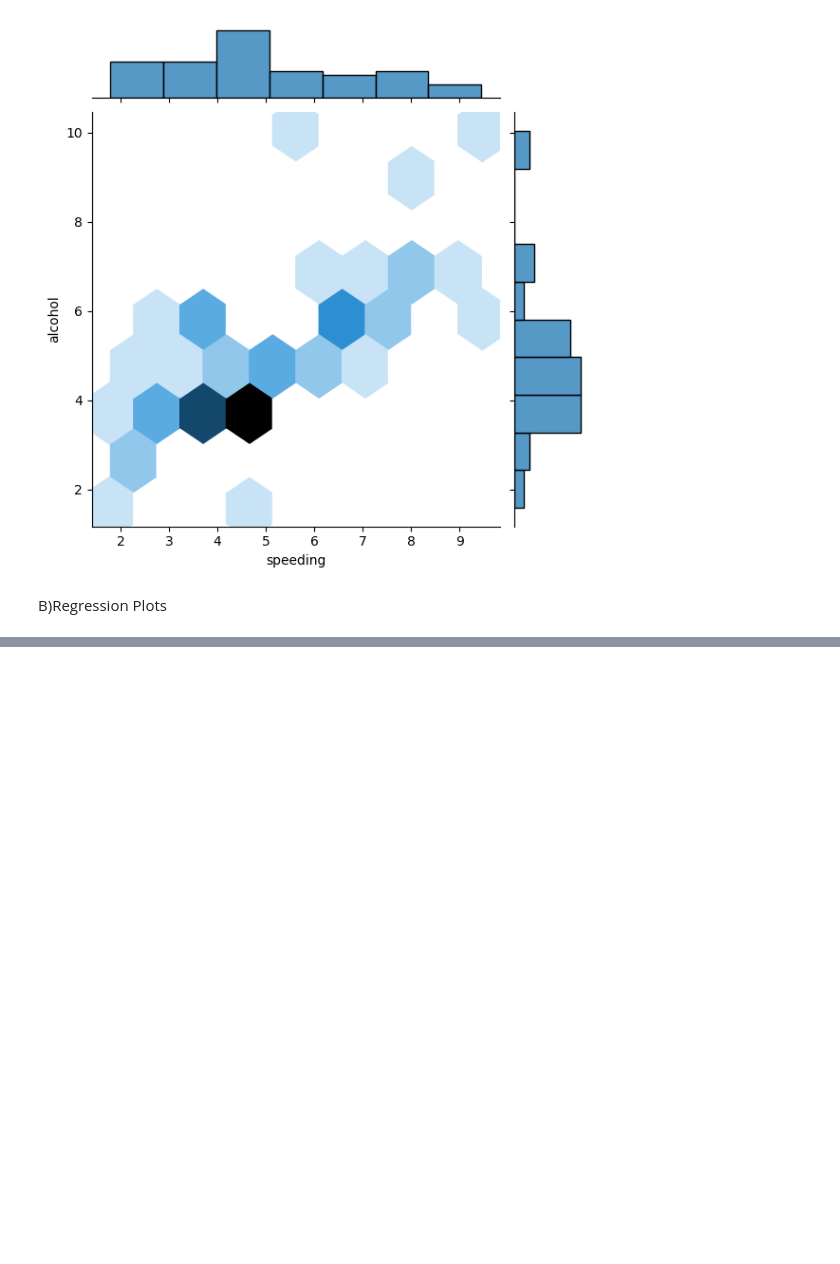
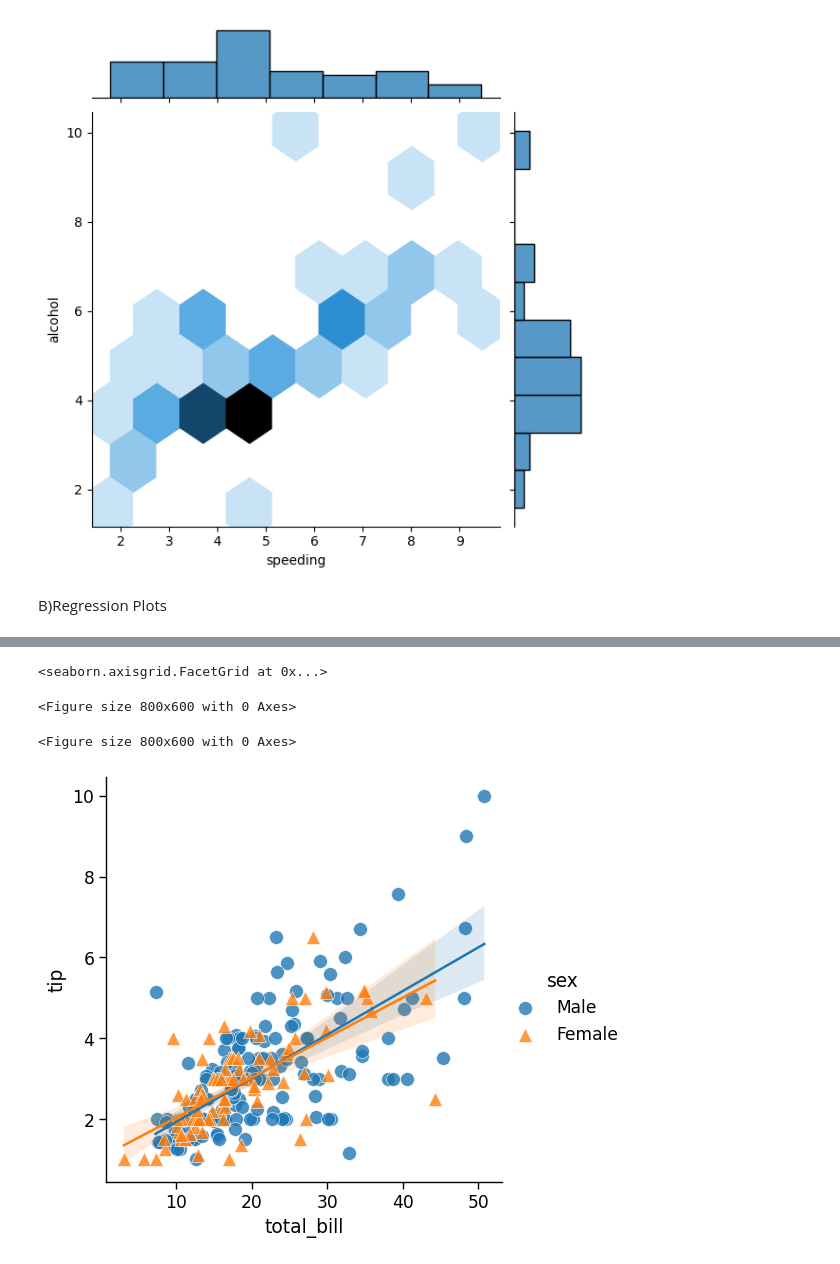
Before and after one commit to HashAlike/Data-Analysis-Notes, a Jupyter notebook: 04-Seaborn/03_Relationship_Plots.ipynb, the cells around one changed output, grey strips where cells are left out. Cells and saved outputs as stored; diff of their text form; code cells hidden in the pictures; blank space fills up the shorter version.

```diff
--- a/04-Seaborn/03_Relationship_Plots.ipynb
+++ b/04-Seaborn/03_Relationship_Plots.ipynb
@@ -36,3 +36,7 @@ sns.jointplot(x="speeding" ,y="alcohol", data=crash_df, kind="hex")
 [figure]
 # %% [markdown]
 B)Regression Plots
+# %%
+# lmplot combines regression plots with facet grid
+tips_df = sns.load_dataset('tips')
+tips_df.head()
@@ -38,0 +50,18 @@ B)Regression Plots
+# %%
+plt.figure(figsize=(8,6))
+sns.set_context('paper', font_scale=1.4)
+
+plt.figure(figsize=(8,6))
+
+# We can plot a regression plot studying whether total bill effects the tip
+# hue is used to show separation based off of categorical data
+# We see that males tend to tip slightly more
+# Define different markers for men and women
+# You can effect the scatter plot by passing in a dictionary for styling of markers
+sns.lmplot(x='total_bill', y='tip', hue='sex', data=tips_df, markers=['o', '^'],
+          scatter_kws={'s': 100, 'linewidths': 0.5, 'edgecolor': 'w'})
+# %% [output]
+<seaborn.axisgrid.FacetGrid at 0x...>
+<Figure size 800x600 with 0 Axes>
+<Figure size 800x600 with 0 Axes>
+[figure, added]
```
Also changed, not shown: parts of 2 cells of this notebook, 2 other files.
